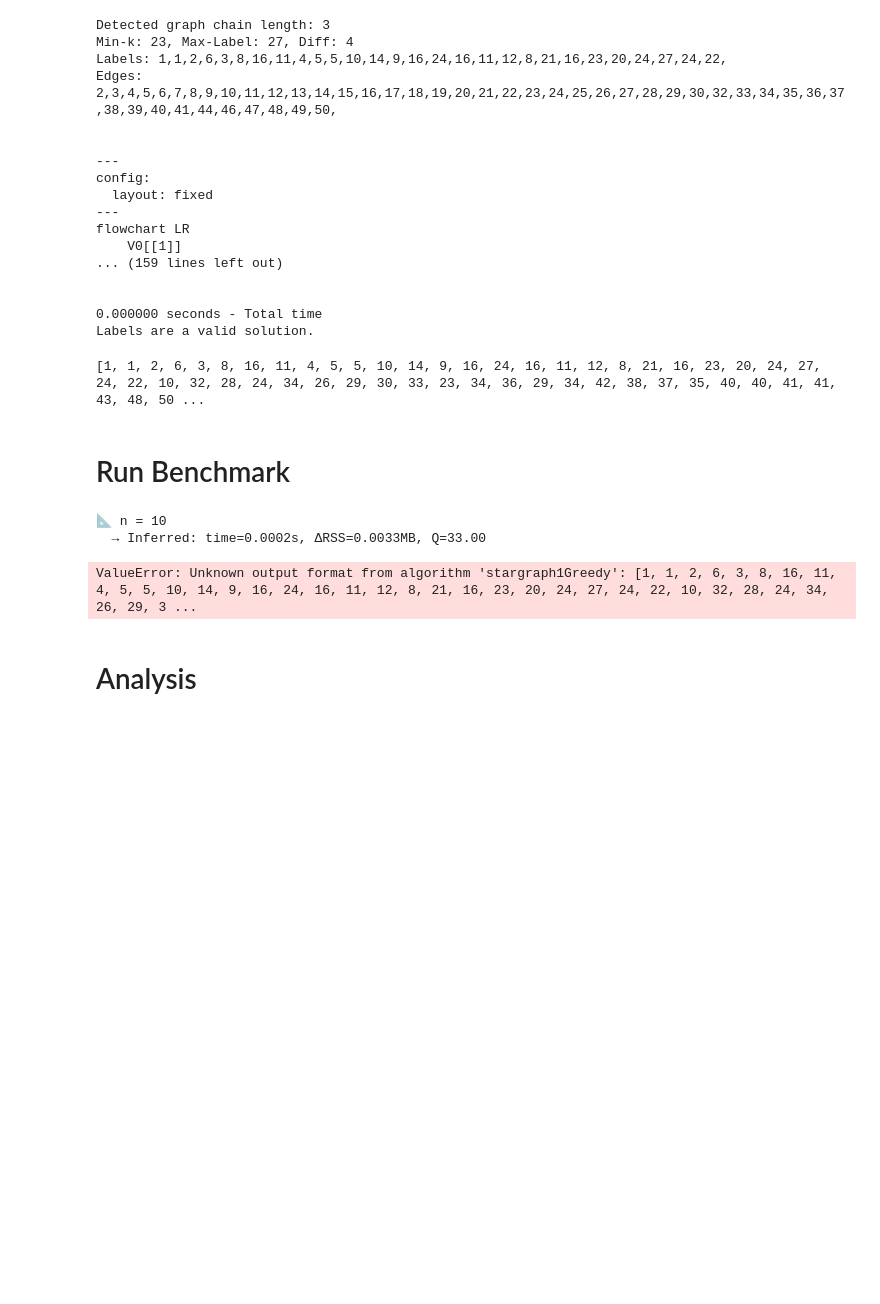
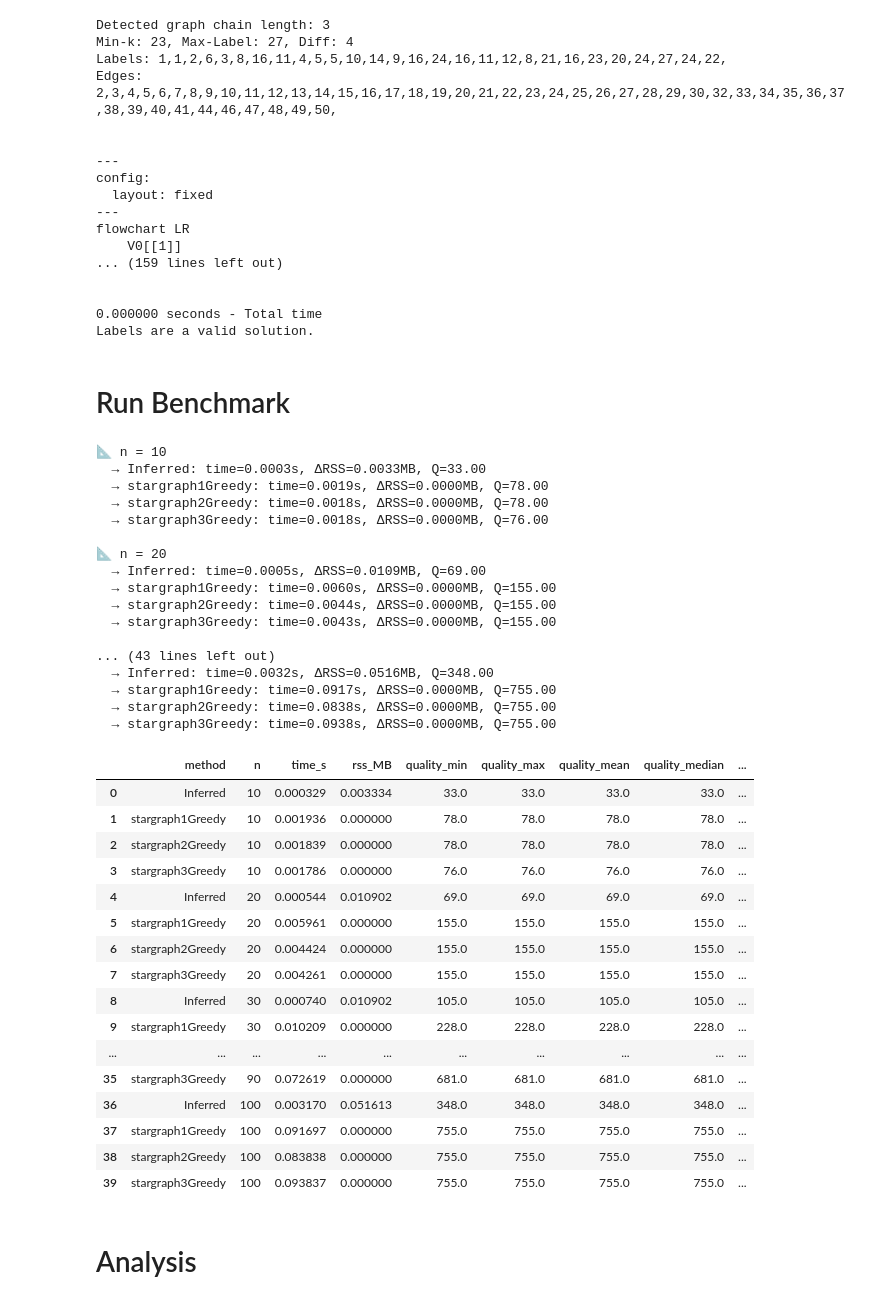
Before and after one commit to csk2q/5592-Vertex-k-Labeling, a Jupyter notebook: Benchmark.ipynb, the cells around one changed output. Cells and saved outputs as stored; diff of their text form; code cells hidden in the pictures; blank space fills up the shorter version.

```diff
--- a/Benchmark.ipynb
+++ b/Benchmark.ipynb
@@ -172,6 +172,13 @@ def normalize_algo_output(raw, algo_name=""):
             labels, q = raw
             return {"labels": labels, "quality": q, "stats": {}}
 
+        # ----- CASE: Labels-only algorithm -----
+        # e.g. [1,1,2,6,3,...] directly returned
+        if all(isinstance(x, int) for x in raw):
+            labels = list(raw)
+            quality = max(labels)            # EIS = max vertex label
+            return {"labels": labels, "quality": quality, "stats": {}}
+
     # ---------------------------------------------
     # Unsupported format
     # ---------------------------------------------
@@ -326,10 +333,18 @@ def stargraph1Greedy(n):
     labeler = GraphLabeler(graph)
     labels = labeler.SolveLabels()
     return labeler.SolveLabels()
+
+def stargraph2Greedy(n):
+    graph = GraphBuilder.BuildGraph2Chain(n)
+    labeler = GraphLabeler(graph)
+    labels = labeler.SolveLabels()
+    return labeler.SolveLabels()
+
+def stargraph3Greedy(n):
+    graph = GraphBuilder.BuildGraph3Chain(n)
+    labeler = GraphLabeler(graph)
+    labels = labeler.SolveLabels()
+    return labeler.SolveLabels()
-# %%
-print(stargraph1Greedy(10))
-# %% [output]
-[1, 1, 2, 6, 3, 8, 16, 11, 4, 5, 5, 10, 14, 9, 16, 24, 16, 11, 12, 8, 21, 16, 23, 20, 24, 27, 24, 22, 10, 32, 28, 24, 34, 26, 29, 30, 33, 23, 34, 36, 29, 34, 42, 38, 37, 35, 40, 40, 41, 41, 43, 48, 50 ...
 # %% [markdown]
 # Run Benchmark
 # %%
@@ -367,16 +382,57 @@ ALGORITHMS = {
             "profiler": profile_timing_only,   # CRITICAL: no tracemalloc, no psutil — pure timing
             "repeats": 3                        # not always stable
     },
+            "stargraph2Greedy": {
+            "fn": stargraph2Greedy,
+            "profiler": profile_timing_only,   # CRITICAL: no tracemalloc, no psutil — pure timing
+            "repeats": 3                        # not always stable
+    },
+            "stargraph3Greedy": {
+            "fn": stargraph3Greedy,
+            "profiler": profile_timing_only,   # CRITICAL: no tracemalloc, no psutil — pure timing
+            "repeats": 3                        # not always stable
+    },
 }
 # %%
-N_VALUES = [10, 20, 30, 40, 50, 60, 70, 80, 90, 100]
+N_VALUES = [10, 20, 30, 40, 50, 60, 70, 80, 90, 100, 200, 300, 400, ]
 
 df = run_algo_bench(ALGORITHMS, N_VALUES)
 df
 # %% [output]
 📐 n = 10
-  → Inferred: time=0.0002s, ΔRSS=0.0033MB, Q=33.00
+  → Inferred: time=0.0003s, ΔRSS=0.0033MB, Q=33.00
+  → stargraph1Greedy: time=0.0019s, ΔRSS=0.0000MB, Q=78.00
+  → stargraph2Greedy: time=0.0018s, ΔRSS=0.0000MB, Q=78.00
+  → stargraph3Greedy: time=0.0018s, ΔRSS=0.0000MB, Q=76.00
+
+📐 n = 20
+  → Inferred: time=0.0005s, ΔRSS=0.0109MB, Q=69.00
+  → stargraph1Greedy: time=0.0060s, ΔRSS=0.0000MB, Q=155.00
+  → stargraph2Greedy: time=0.0044s, ΔRSS=0.0000MB, Q=155.00
+  → stargraph3Greedy: time=0.0043s, ΔRSS=0.0000MB, Q=155.00
+
+... (43 lines left out)
+  → Inferred: time=0.0032s, ΔRSS=0.0516MB, Q=348.00
+  → stargraph1Greedy: time=0.0917s, ΔRSS=0.0000MB, Q=755.00
+  → stargraph2Greedy: time=0.0838s, ΔRSS=0.0000MB, Q=755.00
+  → stargraph3Greedy: time=0.0938s, ΔRSS=0.0000MB, Q=755.00
-ValueError: Unknown output format from algorithm 'stargraph1Greedy': [1, 1, 2, 6, 3, 8, 16, 11, 4, 5, 5, 10, 14, 9, 16, 24, 16, 11, 12, 8, 21, 16, 23, 20, 24, 27, 24, 22, 10, 32, 28, 24, 34, 26, 29, 3 ...
+|  | method | n | time_s | rss_MB | quality_min | quality_max | quality_mean | quality_median | ... |
+| 0 | Inferred | 10 | 0.000329 | 0.003334 | 33.0 | 33.0 | 33.0 | 33.0 | ... |
+| 1 | stargraph1Greedy | 10 | 0.001936 | 0.000000 | 78.0 | 78.0 | 78.0 | 78.0 | ... |
+| 2 | stargraph2Greedy | 10 | 0.001839 | 0.000000 | 78.0 | 78.0 | 78.0 | 78.0 | ... |
+| 3 | stargraph3Greedy | 10 | 0.001786 | 0.000000 | 76.0 | 76.0 | 76.0 | 76.0 | ... |
+| 4 | Inferred | 20 | 0.000544 | 0.010902 | 69.0 | 69.0 | 69.0 | 69.0 | ... |
+| 5 | stargraph1Greedy | 20 | 0.005961 | 0.000000 | 155.0 | 155.0 | 155.0 | 155.0 | ... |
+| 6 | stargraph2Greedy | 20 | 0.004424 | 0.000000 | 155.0 | 155.0 | 155.0 | 155.0 | ... |
+| 7 | stargraph3Greedy | 20 | 0.004261 | 0.000000 | 155.0 | 155.0 | 155.0 | 155.0 | ... |
+| 8 | Inferred | 30 | 0.000740 | 0.010902 | 105.0 | 105.0 | 105.0 | 105.0 | ... |
+| 9 | stargraph1Greedy | 30 | 0.010209 | 0.000000 | 228.0 | 228.0 | 228.0 | 228.0 | ... |
+| ... | ... | ... | ... | ... | ... | ... | ... | ... | ... |
+| 35 | stargraph3Greedy | 90 | 0.072619 | 0.000000 | 681.0 | 681.0 | 681.0 | 681.0 | ... |
+| 36 | Inferred | 100 | 0.003170 | 0.051613 | 348.0 | 348.0 | 348.0 | 348.0 | ... |
+| 37 | stargraph1Greedy | 100 | 0.091697 | 0.000000 | 755.0 | 755.0 | 755.0 | 755.0 | ... |
+| 38 | stargraph2Greedy | 100 | 0.083838 | 0.000000 | 755.0 | 755.0 | 755.0 | 755.0 | ... |
+| 39 | stargraph3Greedy | 100 | 0.093837 | 0.000000 | 755.0 | 755.0 | 755.0 | 755.0 | ... |
 # %% [markdown]
 # Analysis
 # %% [markdown]
```
Also changed, not shown: parts of 1 cell of this notebook.
